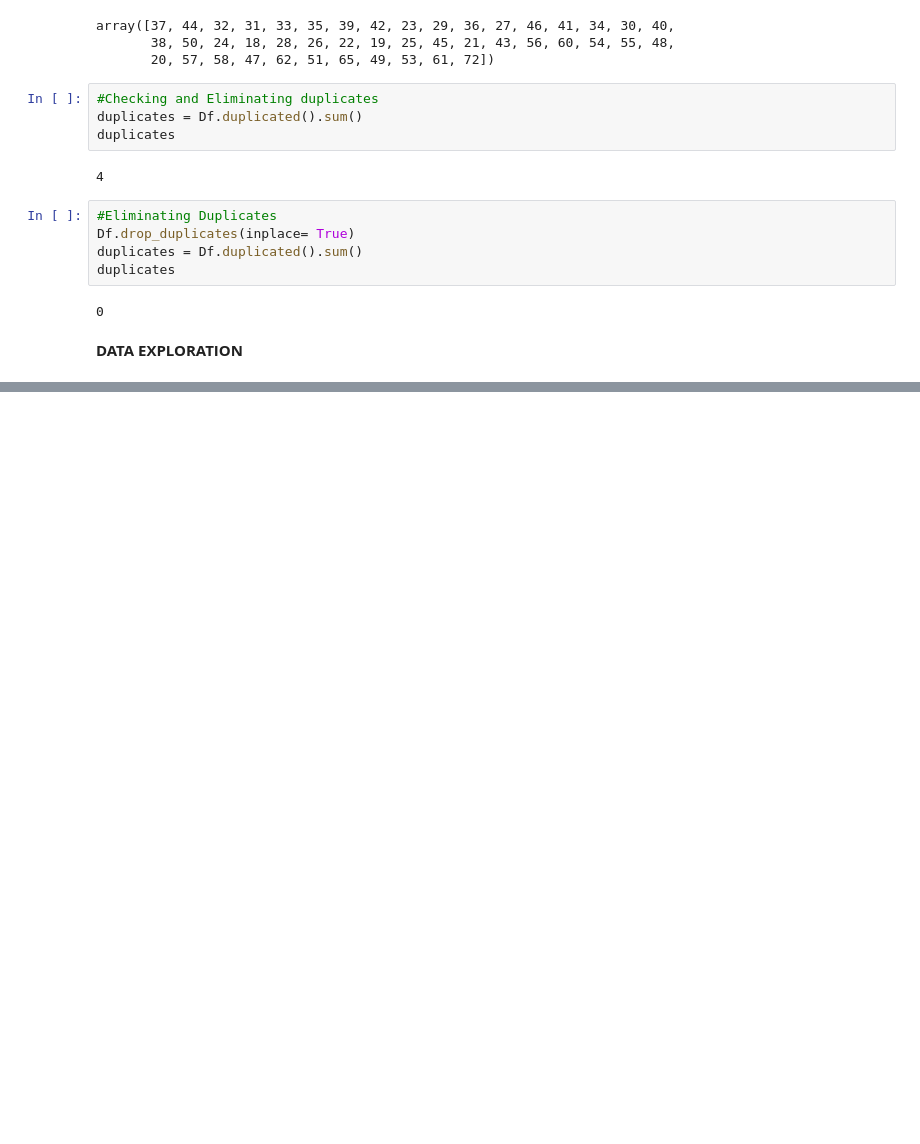
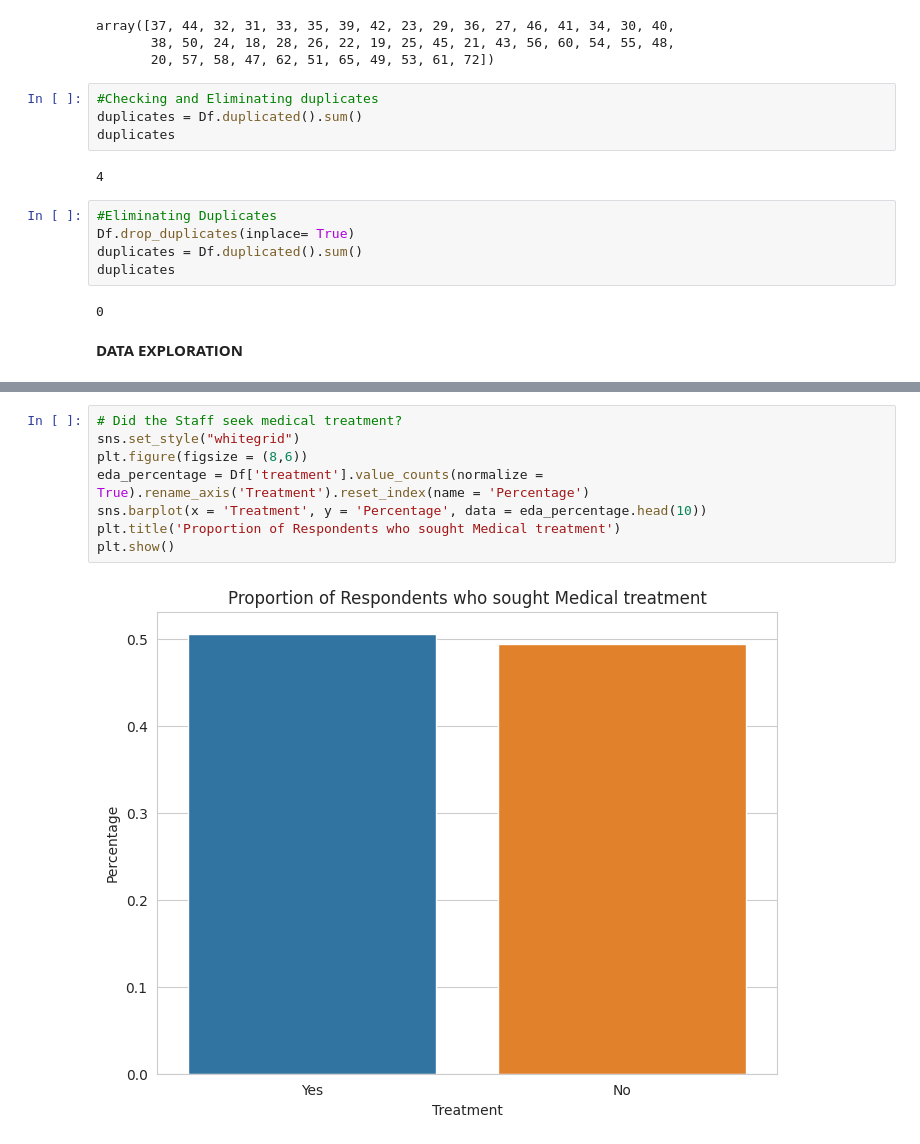
Before and after one commit to Calvince1/Cal, a Jupyter notebook: 149481_CSA.ipynb, the cells around one changed output, grey strips where cells are left out. Drawn from its saved outputs; the diff is of its cells as text; blank space fills up the shorter version.

```diff
--- a/149481_CSA.ipynb
+++ b/149481_CSA.ipynb
@@ -372,0 +365,10 @@ duplicates
+# %%
+# Did the Staff seek medical treatment?
+sns.set_style("whitegrid")
+plt.figure(figsize = (8,6))
+eda_percentage = Df['treatment'].value_counts(normalize = True).rename_axis('Treatment').reset_index(name = 'Percentage')
+sns.barplot(x = 'Treatment', y = 'Percentage', data = eda_percentage.head(10))
+plt.title('Proportion of Respondents who sought Medical treatment')
+plt.show()
+# %% [output]
+[figure, added]
```
Also changed, not shown: parts of 17 cells of this notebook.
